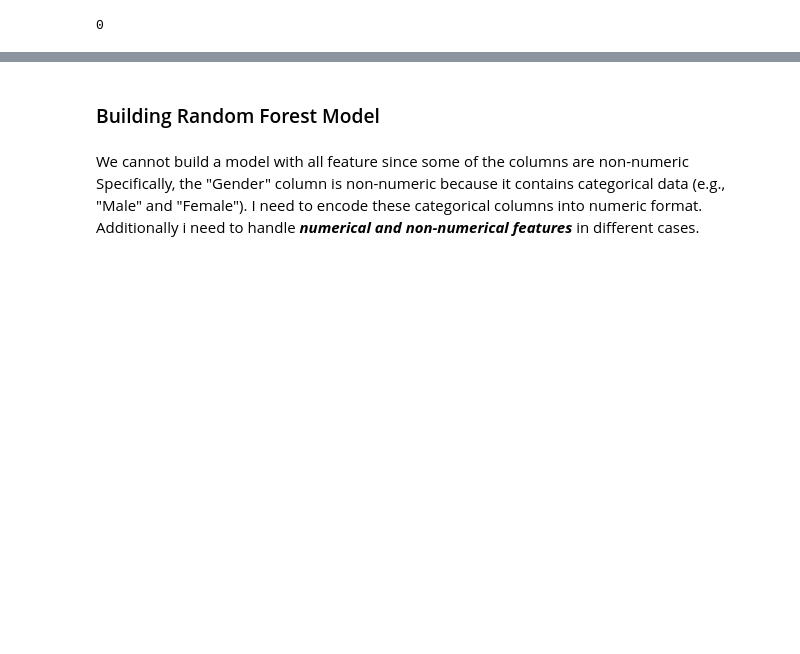
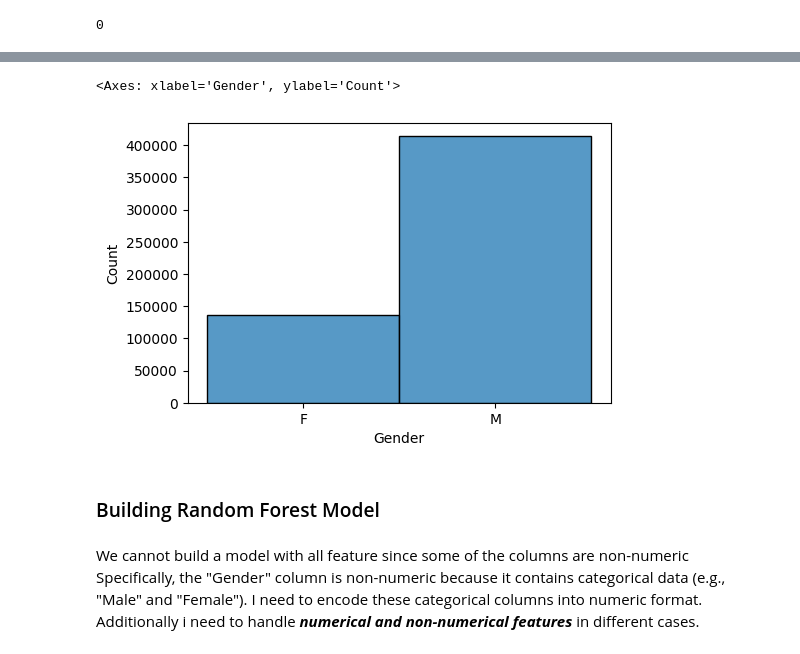
Before and after one commit to gulce0/IE-423, a Jupyter notebook: Task_3_Gülce_Yıldız.ipynb, the cells around one changed output, grey strips where cells are left out. Cells and saved outputs as stored; diff of their text form; code cells hidden in the pictures; blank space fills up the shorter version.

```diff
--- a/Task_3_Gülce_Yıldız.ipynb
+++ b/Task_3_Gülce_Yıldız.ipynb
@@ -35,3 +47,10 @@ X_train, X_test, y_train, y_test = train_test_split(X,y,train_size=0.8, test_siz
+# %%
+plt.figure(figsize=(12,8))
+plt.subplot(2,2,1)
+sns.histplot(dfCust["Gender"])
+# %% [output]
+<Axes: xlabel='Gender', ylabel='Count'>
+[figure, added]
 # %% [markdown]
 ### Building Random Forest Model
 # %%
```
Also changed, not shown: parts of 4 cells of this notebook.
